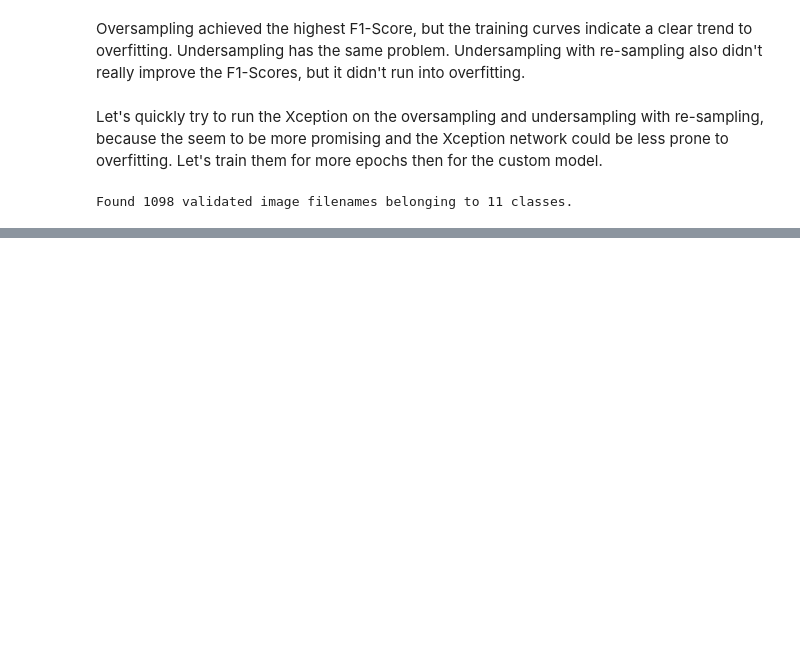
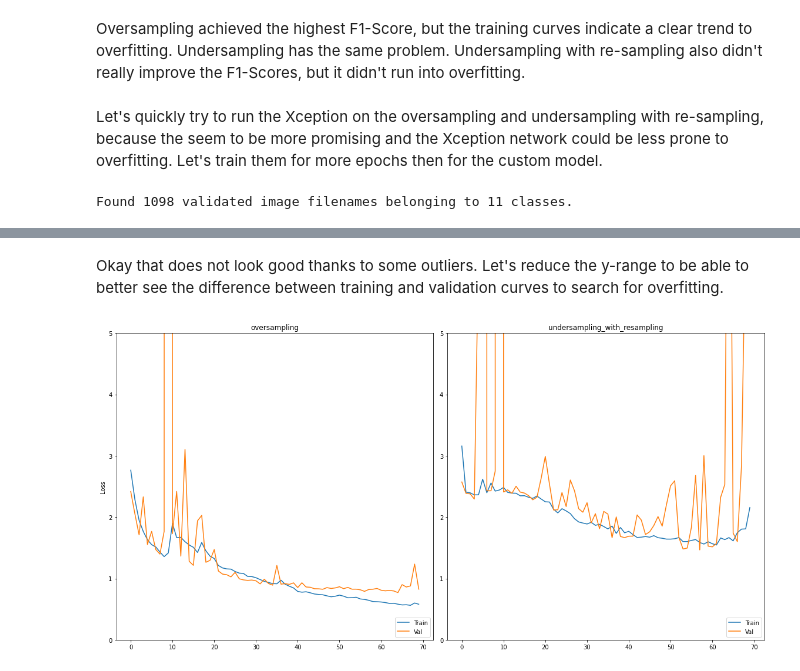
Before and after one commit to patrickbrus/Image_Weather_Recognition, a Jupyter notebook: Deep_Learning.ipynb, the cells around one changed output, grey strips where cells are left out. Saved outputs shown, nothing was run; the diff lists cells and outputs as text; code cells hidden in the pictures; blank space fills up the shorter version.

Commit message:
Feat: Added Xception imbalance

```diff
--- a/Deep_Learning.ipynb
+++ b/Deep_Learning.ipynb
@@ -390,7 +390,7 @@ I am going to use transfer learning to use maybe already useful features from im
 In addition, I am using the ReduceLROnPlateau callback from tensorflow in order to avoid the models from hanging in a saddle point or local minumum (happend the first time I've run this evaluation!).
 # %%
 def create_loss_plots(results_hists_dict, figpath=r"figures\encoder_search_loss.pdf",
-                      num_rows=2, num_cols=3):
+                      num_rows=2, num_cols=3, ylim=(0, 10)):
     '''
     This function takes the dictionary with all training histories of the different encoders
     and creates a loss plot.
@@ -400,6 +400,7 @@ def create_loss_plots(results_hists_dict, figpath=r"figures\encoder_search_loss.
         figpath (string): Path where the figure should be stored
         num_rows (int): Number of rows in subplot figure
         num_cols (int): Number of columns in subplot figure
+        ylim (tuple of ints): Tuple with (bottom, top) value for y-range. This is helpful to filter out outliers in loss plot.
     '''
     fig = plt.figure(figsize = (16, 8))
 
@@ -415,6 +416,7 @@ def create_loss_plots(results_hists_dict, figpath=r"figures\encoder_search_loss.
         if(idx == 0 or idx == num_cols):
             plt.ylabel("Loss")
         plt.title(f"{key}")
+        plt.ylim(ylim)
         plt.legend(loc="lower right")
 
     plt.tight_layout()
@@ -1133,0 +1172,7 @@ create_loss_plots(results_hists_dict_imbalance, figpath=r"figures\imbalance_loss
+# %% [markdown]
+Okay that does not look good thanks to some outliers. Let's reduce the y-range to be able to better see the difference between training and validation curves to search for overfitting.
+# %%
+create_loss_plots(results_hists_dict_imbalance, figpath=r"figures\imbalance_loss_xception.pdf",
+                  num_rows=1, num_cols=2, ylim=(0, 5))
+# %% [output]
+[figure, added]
```
Also changed, not shown: parts of 11 cells of this notebook, 2 other files.
